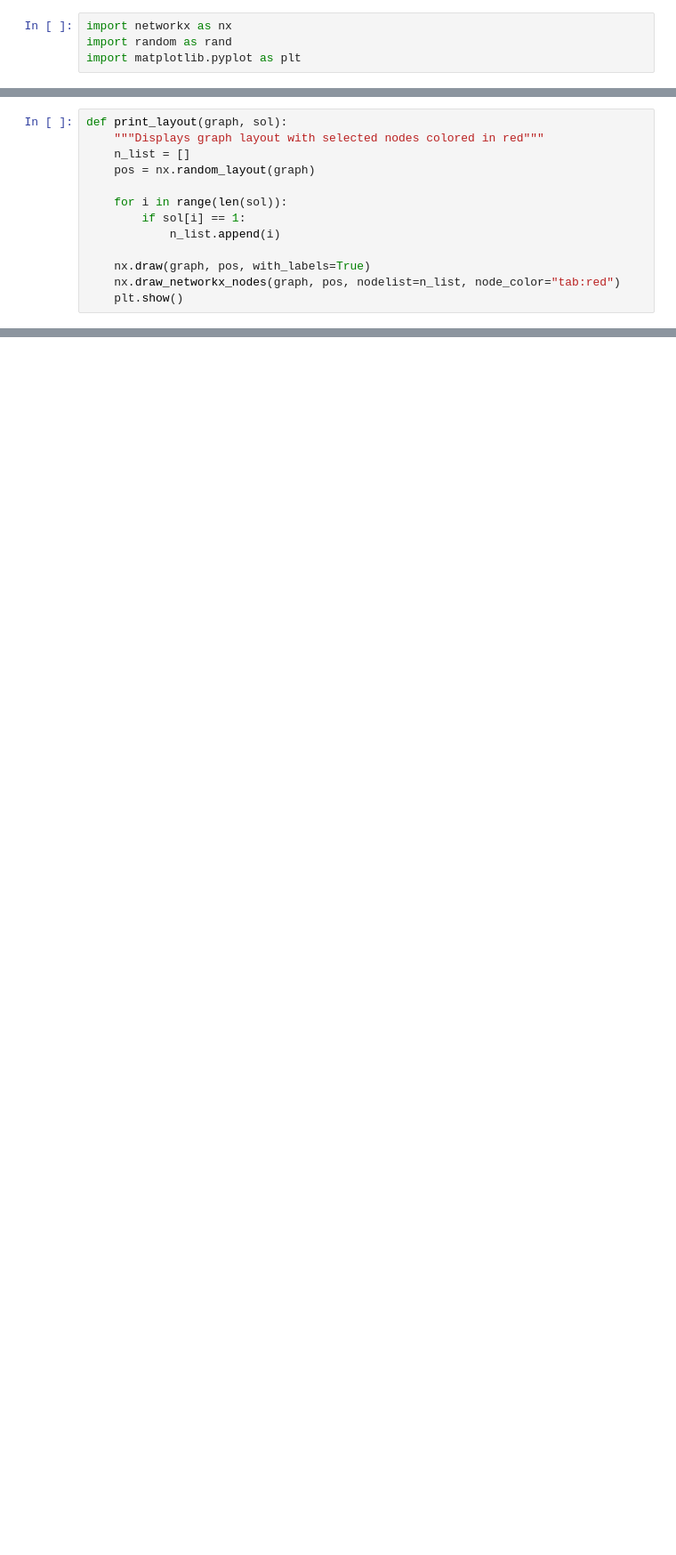
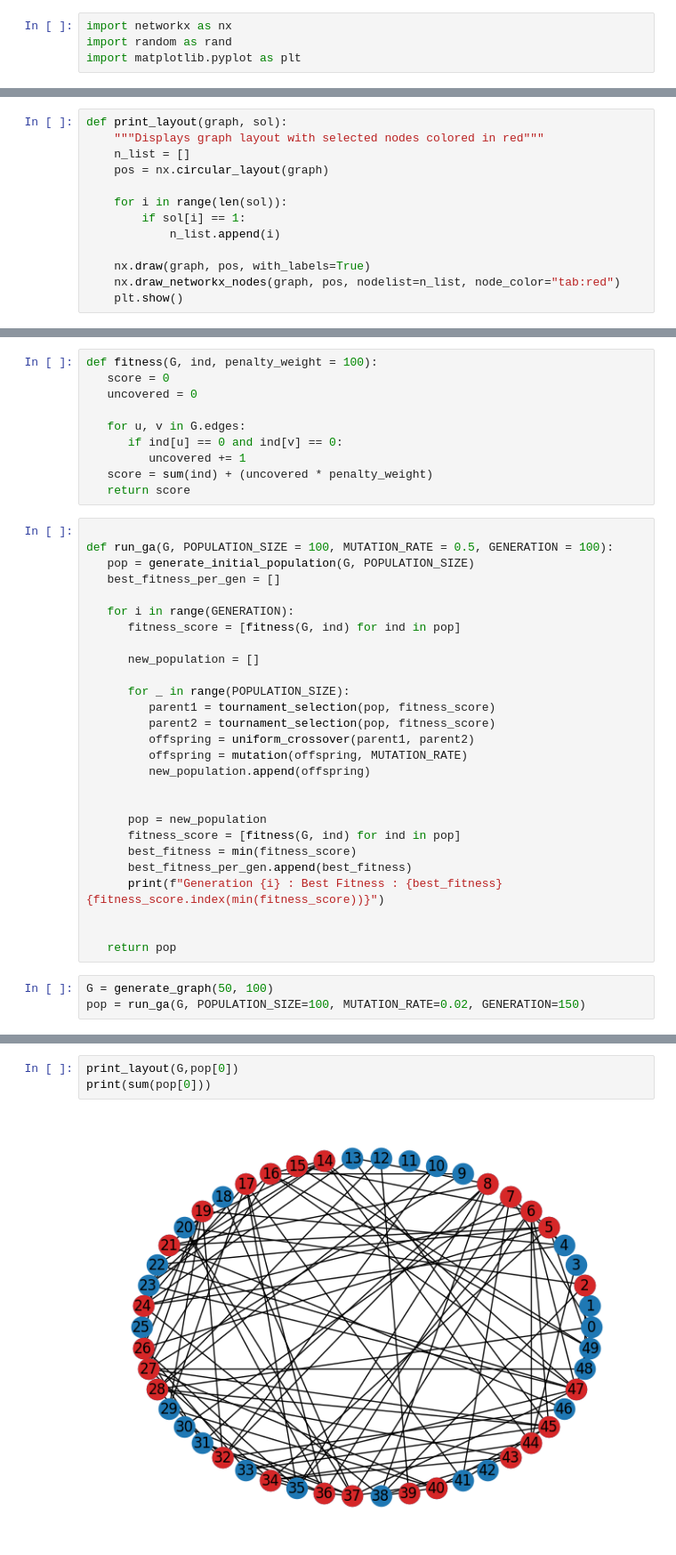
Before and after one commit to qyorie/school-works, a Jupyter notebook: CSP3/vertex-cover-ga-jupyter.ipynb, the cells around one changed output, grey strips where cells are left out. Shown at 89% size. Cells and saved outputs as stored; diff of their text form; blank space fills up the shorter version.

Commit message:
added fitness function

```diff
--- a/CSP3/vertex-cover-ga-jupyter.ipynb
+++ b/CSP3/vertex-cover-ga-jupyter.ipynb
@@ -36,7 +97,7 @@ def single_crossover(parent1, parent2):
 def print_layout(graph, sol):
     """Displays graph layout with selected nodes colored in red"""
     n_list = []
-    pos = nx.random_layout(graph)
+    pos = nx.circular_layout(graph)
 
     for i in range(len(sol)):
         if sol[i] == 1:
@@ -60,0 +109,40 @@ NodeView((0, 1, 2, 3, 4))
+# %%
+def fitness(G, ind, penalty_weight = 100):
+   score = 0
+   uncovered = 0
+
+   for u, v in G.edges:
+      if ind[u] == 0 and ind[v] == 0:
+         uncovered += 1
+   score = sum(ind) + (uncovered * penalty_weight)
+   return score
+# %%
+
+def run_ga(G, POPULATION_SIZE = 100, MUTATION_RATE = 0.5, GENERATION = 100):
+   pop = generate_initial_population(G, POPULATION_SIZE)
+   best_fitness_per_gen = []
+
+   for i in range(GENERATION):
+      fitness_score = [fitness(G, ind) for ind in pop]
+
+      new_population = []
+
+      for _ in range(POPULATION_SIZE):
+         parent1 = tournament_selection(pop, fitness_score)
+         parent2 = tournament_selection(pop, fitness_score)
+         offspring = uniform_crossover(parent1, parent2)
+         offspring = mutation(offspring, MUTATION_RATE)
+         new_population.append(offspring)
+
+
+      pop = new_population
+      fitness_score = [fitness(G, ind) for ind in pop]
+      best_fitness = min(fitness_score)
+      best_fitness_per_gen.append(best_fitness)
+      print(f"Generation {i} : Best Fitness : {best_fitness} {fitness_score.index(min(fitness_score))}")
+
+
+   return pop
+# %%
+G = generate_graph(50, 100)
+pop = run_ga(G, POPULATION_SIZE=100, MUTATION_RATE=0.02, GENERATION=150)
@@ -60,0 +167,5 @@ NodeView((0, 1, 2, 3, 4))
+# %%
+print_layout(G,pop[0])
+print(sum(pop[0]))
+# %% [output]
+[figure, added]
```
Also changed, not shown: parts of 15 cells of this notebook.
